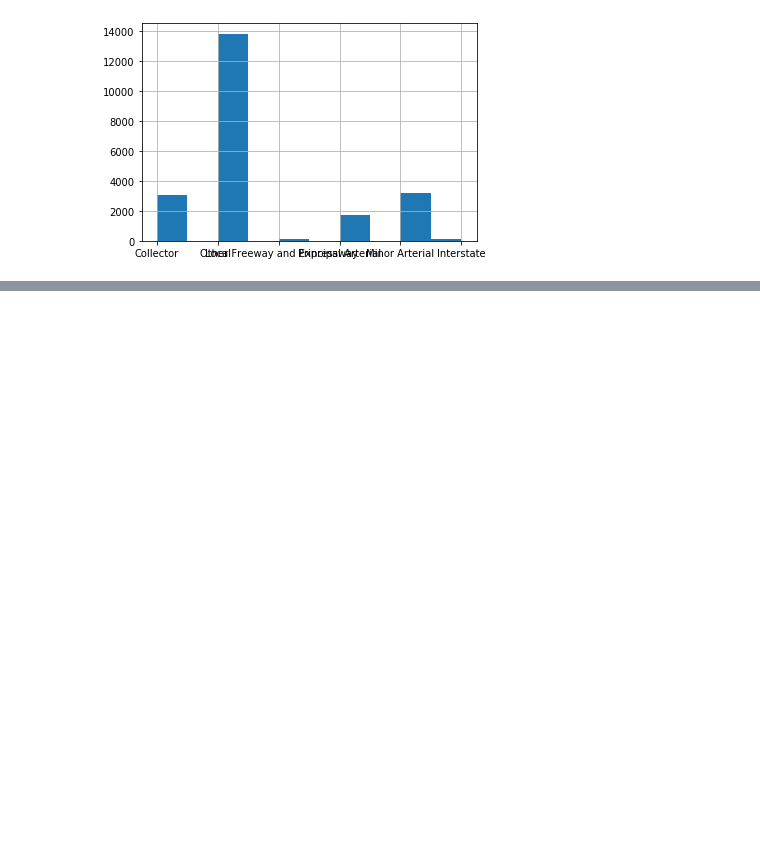
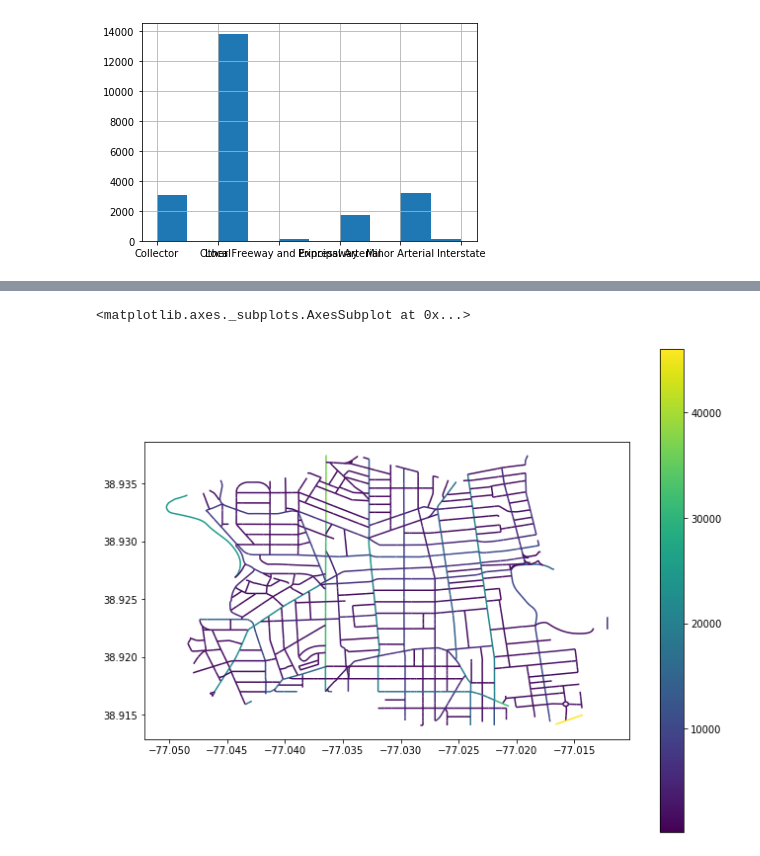
Before and after one commit to ersingt/congrego, a Jupyter notebook: notebooks/eda.ipynb, the cells around one changed output, grey strips where cells are left out. Saved outputs shown, nothing was run; the diff lists cells and outputs as text; code cells hidden in the pictures; blank space fills up the shorter version.

```diff
--- a/notebooks/eda.ipynb
+++ b/notebooks/eda.ipynb
@@ -52,0 +73,8 @@ centerlines['FUNCTIONAL'].hist()
+# %%
+ward_shp = gpd.read_file('../traffic_data/Ward_from_2012/Ward_from_2012.shp')
+# %%
+lines_ward1 = gpd.sjoin(vol2017, ward_shp.loc[ward_shp.WARD==1], op='within')
+lines_ward1.plot(figsize=(11,9),column='AADT', legend=True)
+# %% [output]
+<matplotlib.axes._subplots.AxesSubplot at 0x...>
+[figure, added]
```
Also changed, not shown: parts of 5 cells of this notebook, 7 other files.
